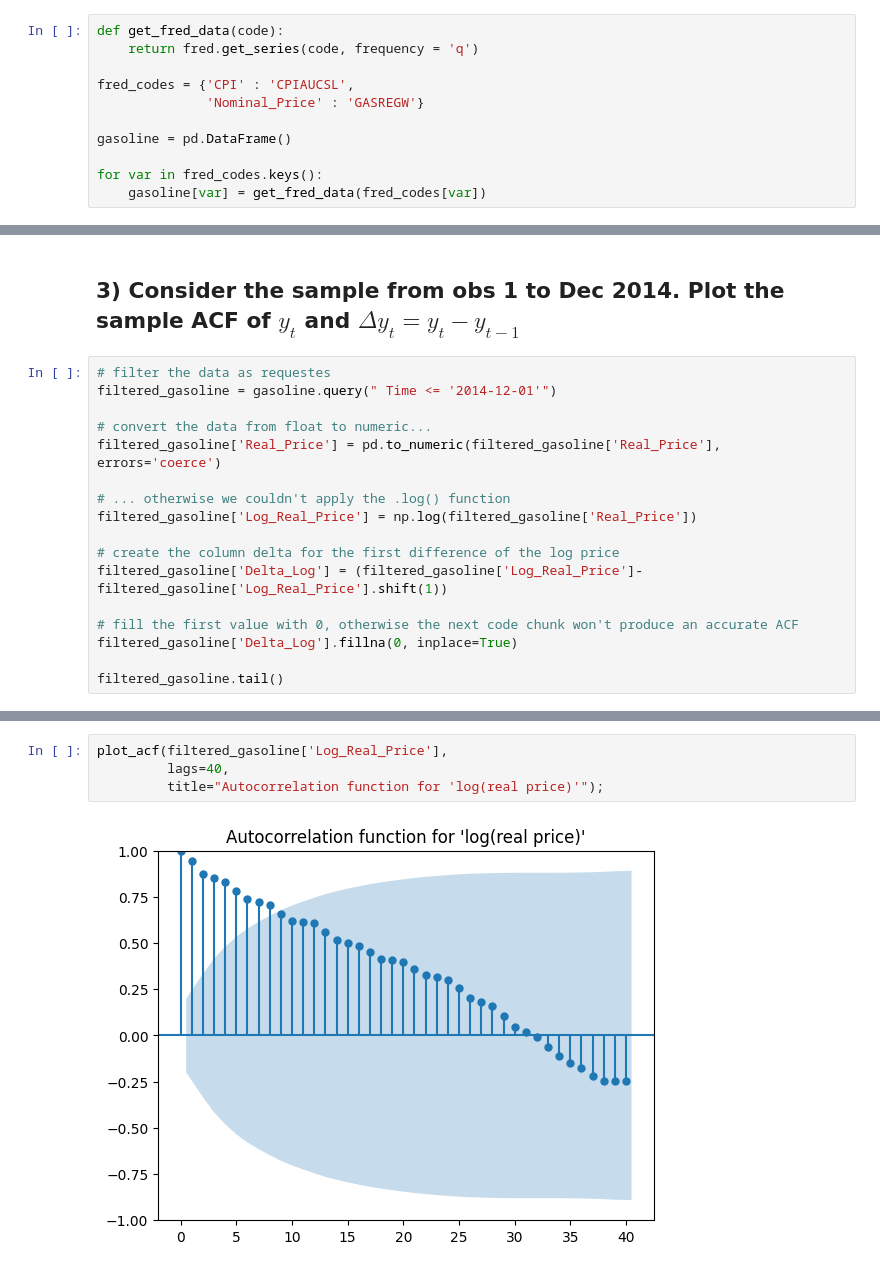
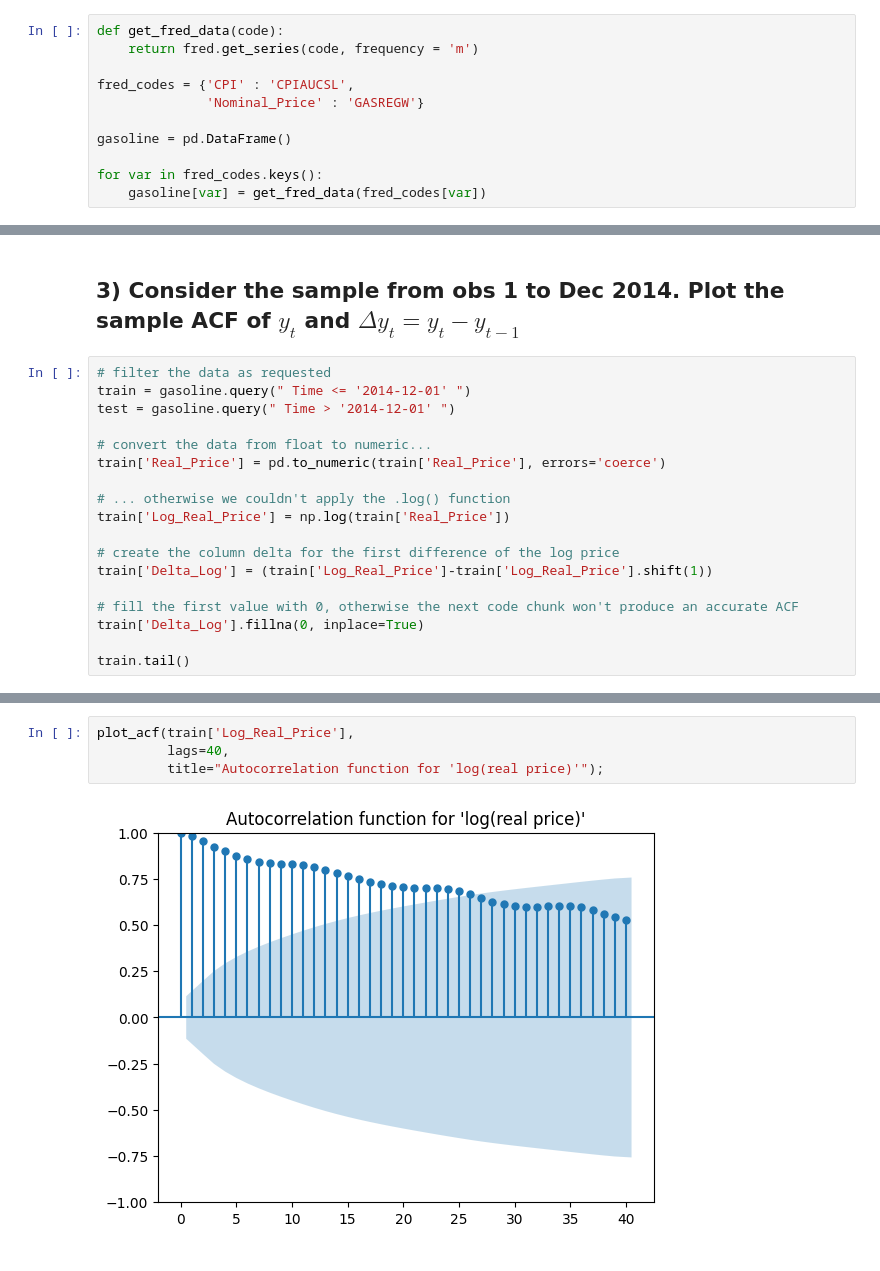
Before and after one commit to giordanovitale/Time-Series-Assignments, a Jupyter notebook: Assignment 3/Assignment3.ipynb, the cells around one changed output, grey strips where cells are left out. Saved outputs shown, nothing was run; the diff lists cells and outputs as text.

```diff
--- a/Assignment 3/Assignment3.ipynb
+++ b/Assignment 3/Assignment3.ipynb
@@ -20,7 +24,7 @@ fred_key = '17193bb5d3d0af2508e249e344961fcf'
 fred = Fred(api_key=fred_key)
 # %%
 def get_fred_data(code):
-    return fred.get_series(code, frequency = 'q')
+    return fred.get_series(code, frequency = 'm')
 
 fred_codes = {'CPI' : 'CPIAUCSL',
               'Nominal_Price' : 'GASREGW'}
@@ -82,22 +86,23 @@ plt.show()
 # %% [markdown]
 ## 3) Consider the sample from obs 1 to Dec 2014. Plot the sample ACF of $y_{t}$ and $\Delta{y_t} = y_{t} - y_{t-1}$
 # %%
-# filter the data as requestes
-filtered_gasoline = gasoline.query(" Time <= '2014-12-01'")
+# filter the data as requested
+train = gasoline.query(" Time <= '2014-12-01' ")
+test = gasoline.query(" Time > '2014-12-01' ")
 
 # convert the data from float to numeric...
-filtered_gasoline['Real_Price'] = pd.to_numeric(filtered_gasoline['Real_Price'], errors='coerce')
+train['Real_Price'] = pd.to_numeric(train['Real_Price'], errors='coerce')
 
 # ... otherwise we couldn't apply the .log() function
-filtered_gasoline['Log_Real_Price'] = np.log(filtered_gasoline['Real_Price'])
+train['Log_Real_Price'] = np.log(train['Real_Price'])
 
 # create the column delta for the first difference of the log price
-filtered_gasoline['Delta_Log'] = (filtered_gasoline['Log_Real_Price']-filtered_gasoline['Log_Real_Price'].shift(1))
+train['Delta_Log'] = (train['Log_Real_Price']-train['Log_Real_Price'].shift(1))
 
 # fill the first value with 0, otherwise the next code chunk won't produce an accurate ACF
-filtered_gasoline['Delta_Log'].fillna(0, inplace=True)
+train['Delta_Log'].fillna(0, inplace=True)
 
-filtered_gasoline.tail()
+train.tail()
 # %% [output]
 A value is trying to be set on a copy of a slice from a DataFrame.
 Try using .loc[row_indexer,col_indexer] = value instead
@@ -127,7 +132,7 @@ See the caveats in the documentation: https://pandas.pydata.org/pandas-docs/stab
 # %%
-plot_acf(filtered_gasoline['Log_Real_Price'],
+plot_acf(train['Log_Real_Price'],
          lags=40,
          title="Autocorrelation function for 'log(real price)'");
 # %% [output]
-[figure, old version]
+[figure, new version]
 # %%
```
Also changed, not shown: parts of 25 cells of this notebook, 1 other file.
